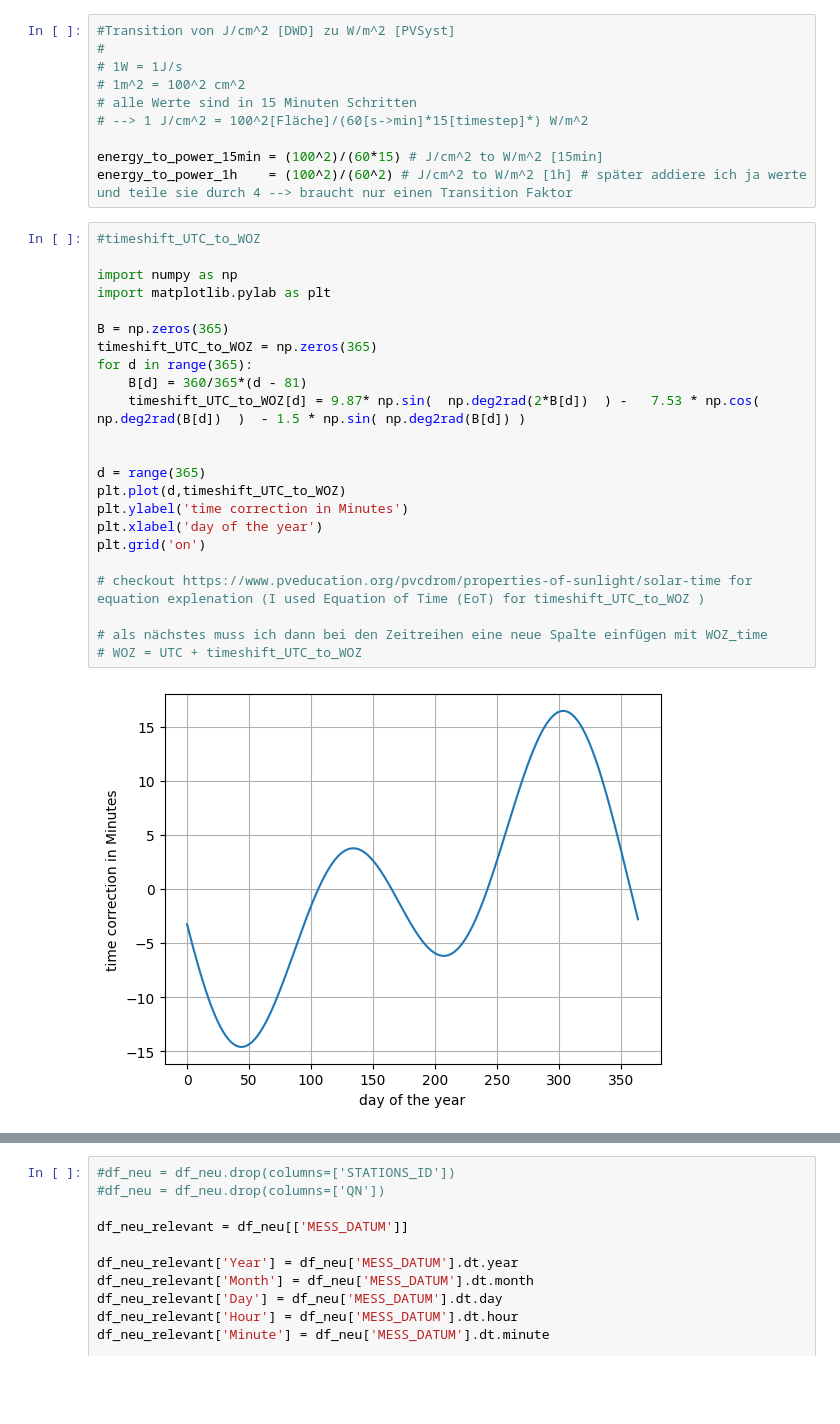
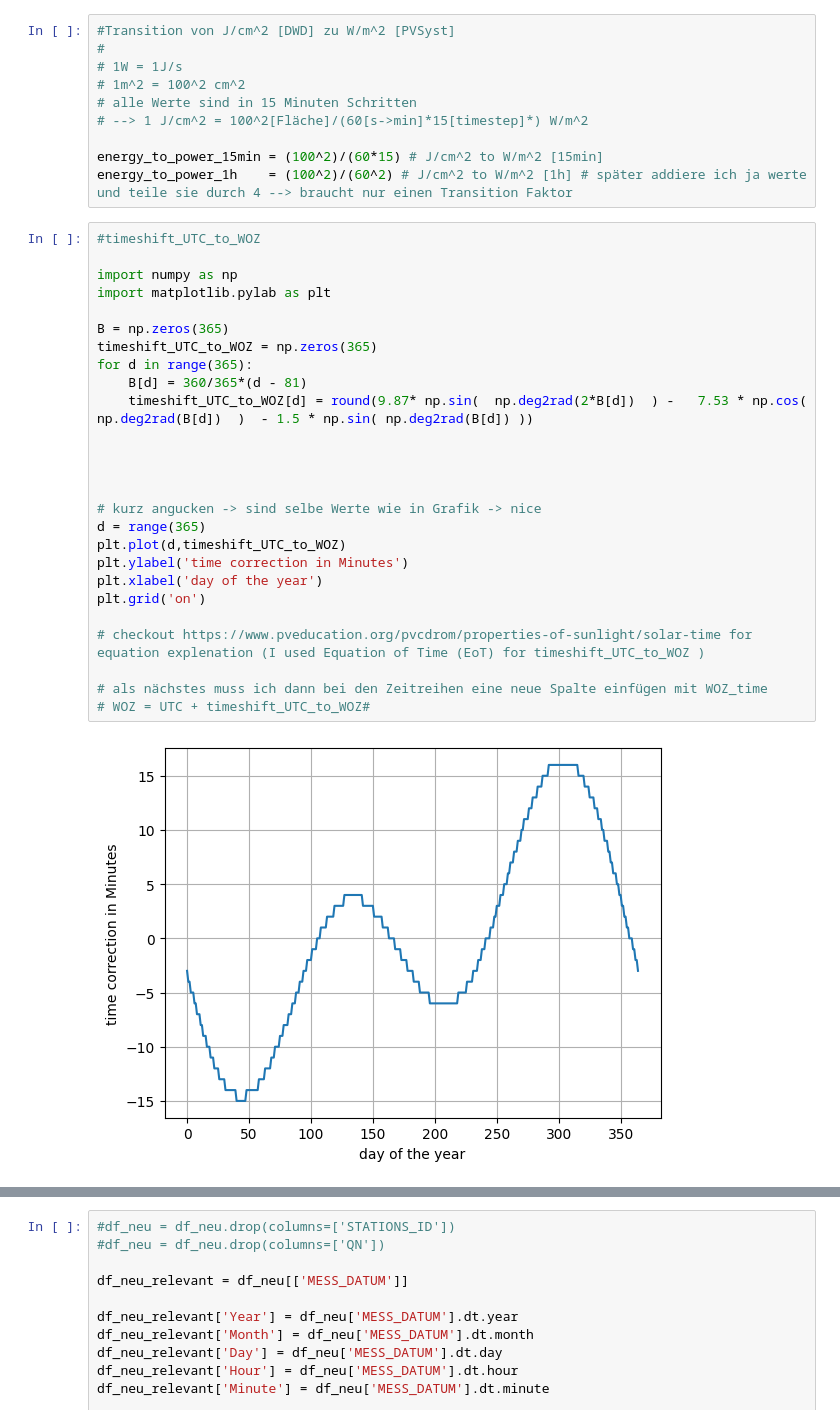
Before and after one commit to CasGross/work_things_at_Kraftwerk, a Jupyter notebook: Wetterzeitreihen/dwd_to_csv_quick.ipynb, the cells around one changed output, grey strips where cells are left out. Drawn from its saved outputs; the diff is of its cells as text; blank space fills up the shorter version.

```diff
--- a/Wetterzeitreihen/dwd_to_csv_quick.ipynb
+++ b/Wetterzeitreihen/dwd_to_csv_quick.ipynb
@@ -108,25 +110,28 @@ energy_to_power_1h    = (100^2)/(60^2) # J/cm^2 to W/m^2 [1h] # später addiere
 # %%
 #timeshift_UTC_to_WOZ
 
 import numpy as np
 import matplotlib.pylab as plt
 
 B = np.zeros(365)
 timeshift_UTC_to_WOZ = np.zeros(365)
 for d in range(365):
     B[d] = 360/365*(d - 81)
-    timeshift_UTC_to_WOZ[d] = 9.87* np.sin(  np.deg2rad(2*B[d])  ) -   7.53 * np.cos(  np.deg2rad(B[d])  )  - 1.5 * np.sin( np.deg2rad(B[d]) )
+    timeshift_UTC_to_WOZ[d] = round(9.87* np.sin(  np.deg2rad(2*B[d])  ) -   7.53 * np.cos(  np.deg2rad(B[d])  )  - 1.5 * np.sin( np.deg2rad(B[d]) ))
 
 
+
+
+# kurz angucken -> sind selbe Werte wie in Grafik -> nice
 d = range(365)
 plt.plot(d,timeshift_UTC_to_WOZ)
 plt.ylabel('time correction in Minutes')
 plt.xlabel('day of the year')
 plt.grid('on')
 
 # checkout https://www.pveducation.org/pvcdrom/properties-of-sunlight/solar-time for equation explenation (I used Equation of Time (EoT) for timeshift_UTC_to_WOZ )
 
 # als nächstes muss ich dann bei den Zeitreihen eine neue Spalte einfügen mit WOZ_time
-# WOZ = UTC + timeshift_UTC_to_WOZ
+# WOZ = UTC + timeshift_UTC_to_WOZ#
 # %% [output]
-[figure, old version]
+[figure, new version]
```
Also changed, not shown: parts of 4 cells of this notebook, 1 other file.
